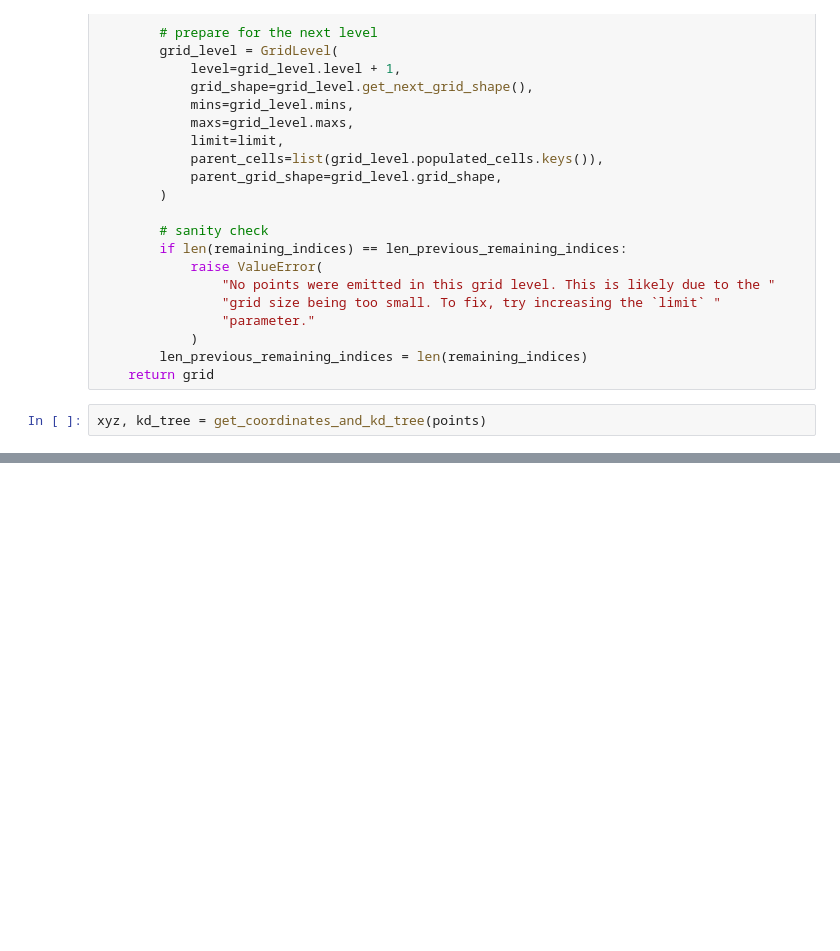
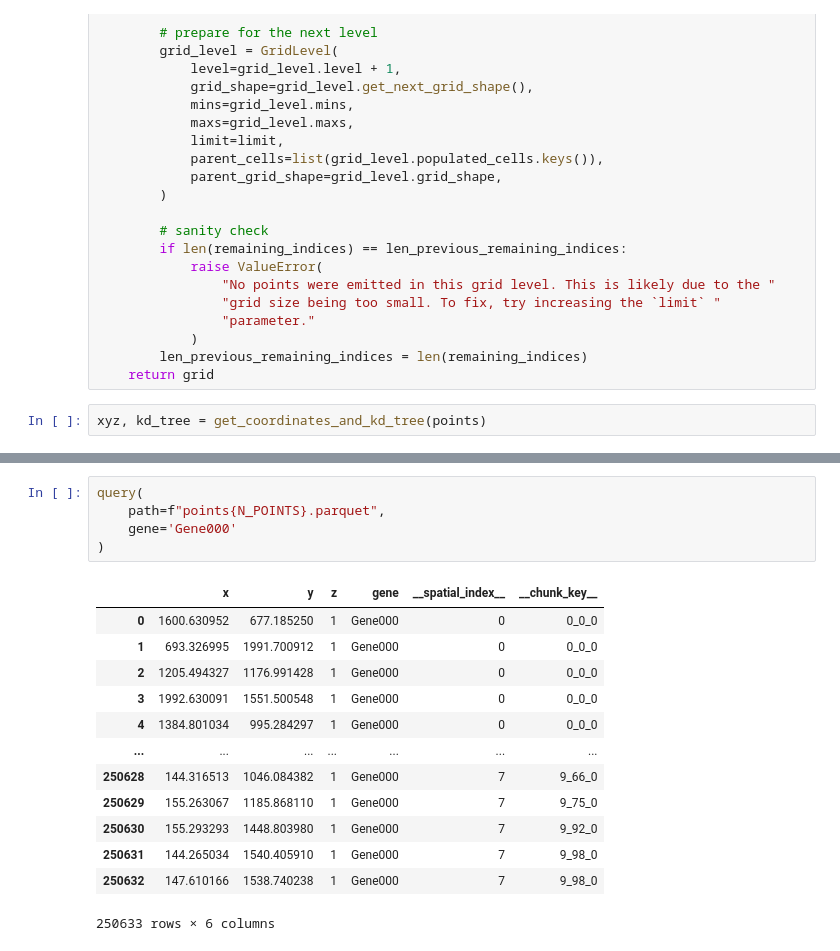
Before and after one commit to scverse/2026_04_hackathon_padua, a Jupyter notebook: visualization/point_chunking.ipynb, the cells around one changed output, grey strips where cells are left out. Drawn from its saved outputs; the diff is of its cells as text; blank space fills up the shorter version.

```diff
--- a/visualization/point_chunking.ipynb
+++ b/visualization/point_chunking.ipynb
@@ -475,0 +585,19 @@ grid
+# %%
+query(
+    path=f"points{N_POINTS}.parquet",
+    gene='Gene000'
+)
+# %% [output]
+|  | x | y | z | gene | __spatial_index__ | __chunk_key__ |
+| 0 | 1600.630952 | 677.185250 | 1 | Gene000 | 0 | 0_0_0 |
+| 1 | 693.326995 | 1991.700912 | 1 | Gene000 | 0 | 0_0_0 |
+| 2 | 1205.494327 | 1176.991428 | 1 | Gene000 | 0 | 0_0_0 |
+| 3 | 1992.630091 | 1551.500548 | 1 | Gene000 | 0 | 0_0_0 |
+| 4 | 1384.801034 | 995.284297 | 1 | Gene000 | 0 | 0_0_0 |
+| ... | ... | ... | ... | ... | ... | ... |
+| 250628 | 144.316513 | 1046.084382 | 1 | Gene000 | 7 | 9_66_0 |
+| 250629 | 155.263067 | 1185.868110 | 1 | Gene000 | 7 | 9_75_0 |
+| 250630 | 155.293293 | 1448.803980 | 1 | Gene000 | 7 | 9_92_0 |
+| 250631 | 144.265034 | 1540.405910 | 1 | Gene000 | 7 | 9_98_0 |
+| 250632 | 147.610166 | 1538.740238 | 1 | Gene000 | 7 | 9_98_0 |
+250633 rows × 6 columns
```
Also changed, not shown: parts of 10 cells of this notebook, 1 other file.
